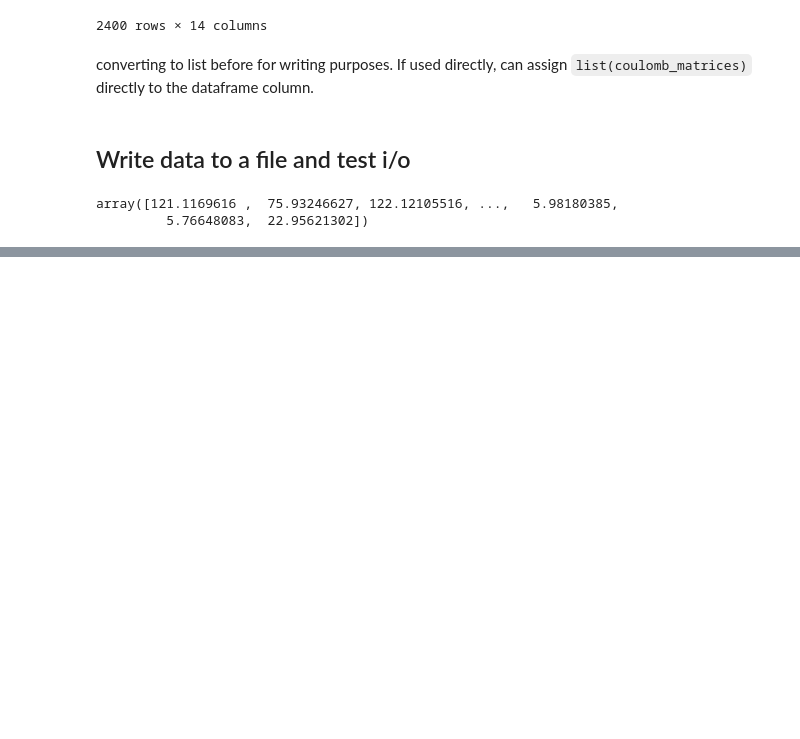
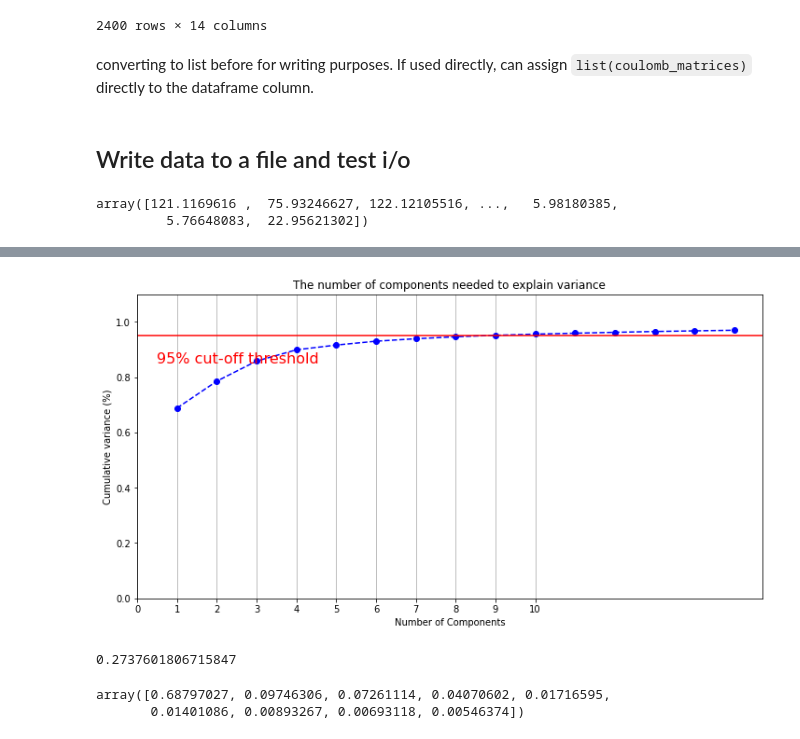
Before and after one commit to nishkakhendry/ML_Conductors, a Jupyter notebook: visualization_dataprep.ipynb, the cells around one changed output, grey strips where cells are left out. Cells and saved outputs as stored; diff of their text form; code cells hidden in the pictures; blank space fills up the shorter version.

```diff
--- a/visualization_dataprep.ipynb
+++ b/visualization_dataprep.ipynb
@@ -196,0 +218,15 @@ array([121.1169616 ,  75.93246627, 122.12105516, ...,   5.98180385,
+# %%
+#eigen spectrum
+
+coulomb_spectrum_list = []
+
+for i in range(len(molecules)):
+    indv_coulomb_matrices = CoulombMatrix(
+    n_atoms_max=n_atoms_max,
+    permutation="sorted_l2"
+    ).create(molecules[i])
+
+    indv_coulomb_matrices_reshaped = np.reshape(indv_coulomb_matrices, (80, 80))
+    coulomb_spectrum = get_eigenspectrum(indv_coulomb_matrices_reshaped)
+
+    coulomb_spectrum_list.append(coulomb_spectrum)
@@ -196,0 +237,3 @@ array([121.1169616 ,  75.93246627, 122.12105516, ...,   5.98180385,
+# %%
+coulomb_spectrum_df = pd.DataFrame(coulomb_spectrum_list).astype(np.float)
+coulomb_spectrum_df = coulomb_spectrum_df.fillna(0)
@@ -196,0 +252,42 @@ array([121.1169616 ,  75.93246627, 122.12105516, ...,   5.98180385,
+# %%
+x = coulomb_spectrum_df.loc[:,:].values
+y = train_data.loc[:,['formation_energy_ev_natom']].values
+x = StandardScaler().fit_transform(x)
+# %%
+pca = PCA(n_components=15).fit(x)
+
+plt.rcParams["figure.figsize"] = (12,6)
+
+fig, ax = plt.subplots()
+xi = np.arange(1, 16, step=1)
+y = np.cumsum(pca.explained_variance_ratio_)
+
+plt.ylim(0.0,1.1)
+plt.plot(xi, y, marker='o', linestyle='--', color='b')
+
+plt.xlabel('Number of Components')
+plt.xticks(np.arange(0, 11, step=1)) #change from 0-based array index to 1-based human-readable label
+plt.ylabel('Cumulative variance (%)')
+plt.title('The number of components needed to explain variance')
+
+plt.axhline(y=0.95, color='r', linestyle='-')
+plt.text(0.5, 0.85, '95% cut-off threshold', color = 'red', fontsize=16)
+
+ax.grid(axis='x')
+plt.show()
+# %% [output]
+[figure, added]
+# %%
+pca = PCA(n_components=9)
+principalComponents = pca.fit_transform(x)
+principalDf = pd.DataFrame(data = principalComponents)
+
+reg = LinearRegression().fit(principalDf, train_data['formation_energy_ev_natom'])
+reg.score(principalDf,train_data['formation_energy_ev_natom'])
+# %% [output]
+0.2737601806715847
+# %%
+pca.explained_variance_ratio_
+# %% [output]
+array([0.68797027, 0.09746306, 0.07261114, 0.04070602, 0.01716595,
+       0.01401086, 0.00893267, 0.00693118, 0.00546374])
```
Also changed, not shown: parts of 10 cells of this notebook.
